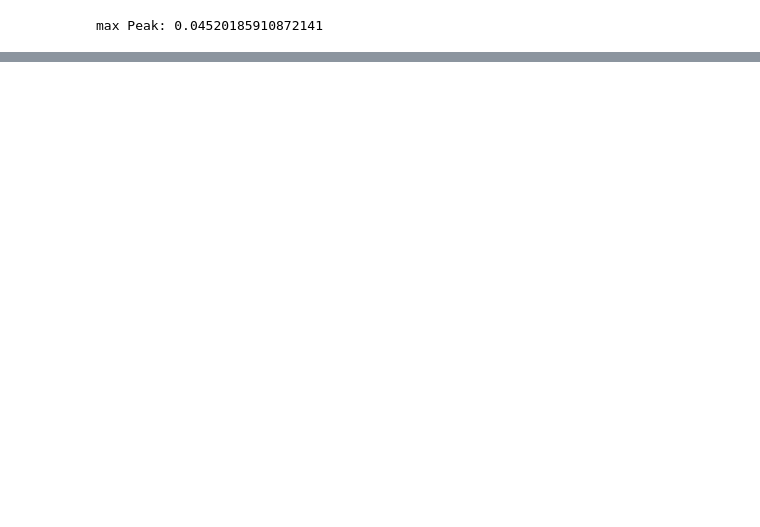
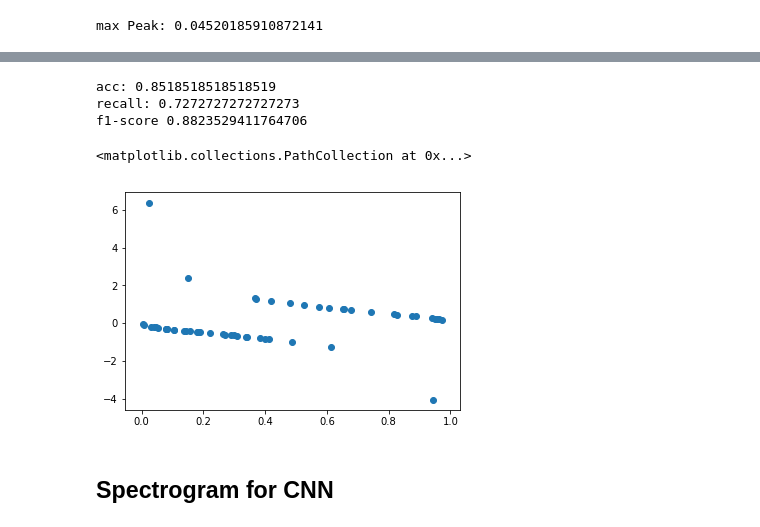
Before and after one commit to matthiasboeker/Shizophrenia_Depression_Project-, a Jupyter notebook: Notebooks/Schizophrenia_ts_explorative.ipynb, the cells around one changed output, grey strips where cells are left out. Cells and saved outputs as stored; diff of their text form; code cells hidden in the pictures; blank space fills up the shorter version.

```diff
--- a/Notebooks/Schizophrenia_ts_explorative.ipynb
+++ b/Notebooks/Schizophrenia_ts_explorative.ipynb
@@ -295,0 +317,4 @@ ax2.legend(['Freq: 0.5','Freq: 0.05'])
+# %%
+all_features['y'] = 1
+all_features.loc[all_features['id'].str.contains('control'),'y'] = 0
+features = all_features.drop(['id'],axis=1)
@@ -295,0 +426,13 @@ ax2.legend(['Freq: 0.5','Freq: 0.05'])
+# %%
+#Using statsmodels
+import statsmodels.api as sm
+#feat = features[['max_peak_pos', 'psd_var', 'propZeros', 'InterdailyStab','y']]
+#feat = features[['max_peak_pos', 'psd_var', 'propZeros', 'y']]
+#feat = features[['day_mean', 'day_var', 'propZeros','y']]
+feat = features[['psd_var', 'psd_mean', 'propZeros','daily_mean','y']]
+# %%
+X = feat.iloc[:,:-1].copy()
+y = feat.y.copy()
+logit_model=sm.Logit(y,X, method='lbfgs')
+result_c=logit_model.fit()
+print(result_c.summary2())
@@ -295,0 +457,26 @@ ax2.legend(['Freq: 0.5','Freq: 0.05'])
+# %%
+#Implement score df
+binary = result_c.predict()
+binary[binary > 0.5] = 1
+binary[binary <= 0.5] = 0
+scores = pd.DataFrame(columns= ['y', 'y_hat', 'y_hat_prob'])
+scores['y'] = y
+scores['y_hat_prob'] = result_c.predict()
+scores['y_hat'] = binary
+#Implement Confusion matrix
+cm = confusion_matrix(scores['y'], scores['y_hat'])
+print('acc:',binary_classifier(cm , score = 'a'))
+print('recall:', binary_classifier(cm , score = 'r'))
+print('f1-score', binary_classifier(cm , score = 'fone'))
+# %% [output]
+acc: 0.8518518518518519
+recall: 0.7272727272727273
+f1-score 0.8823529411764706
+# %%
+plt.scatter( scores['y_hat_prob'],result_c.resid_pearson)
+plt.y
+# %% [output]
+<matplotlib.collections.PathCollection at 0x...>
+[figure, added]
+# %% [markdown]
+## Spectrogram for CNN
```
Also changed, not shown: parts of 30 cells of this notebook.
